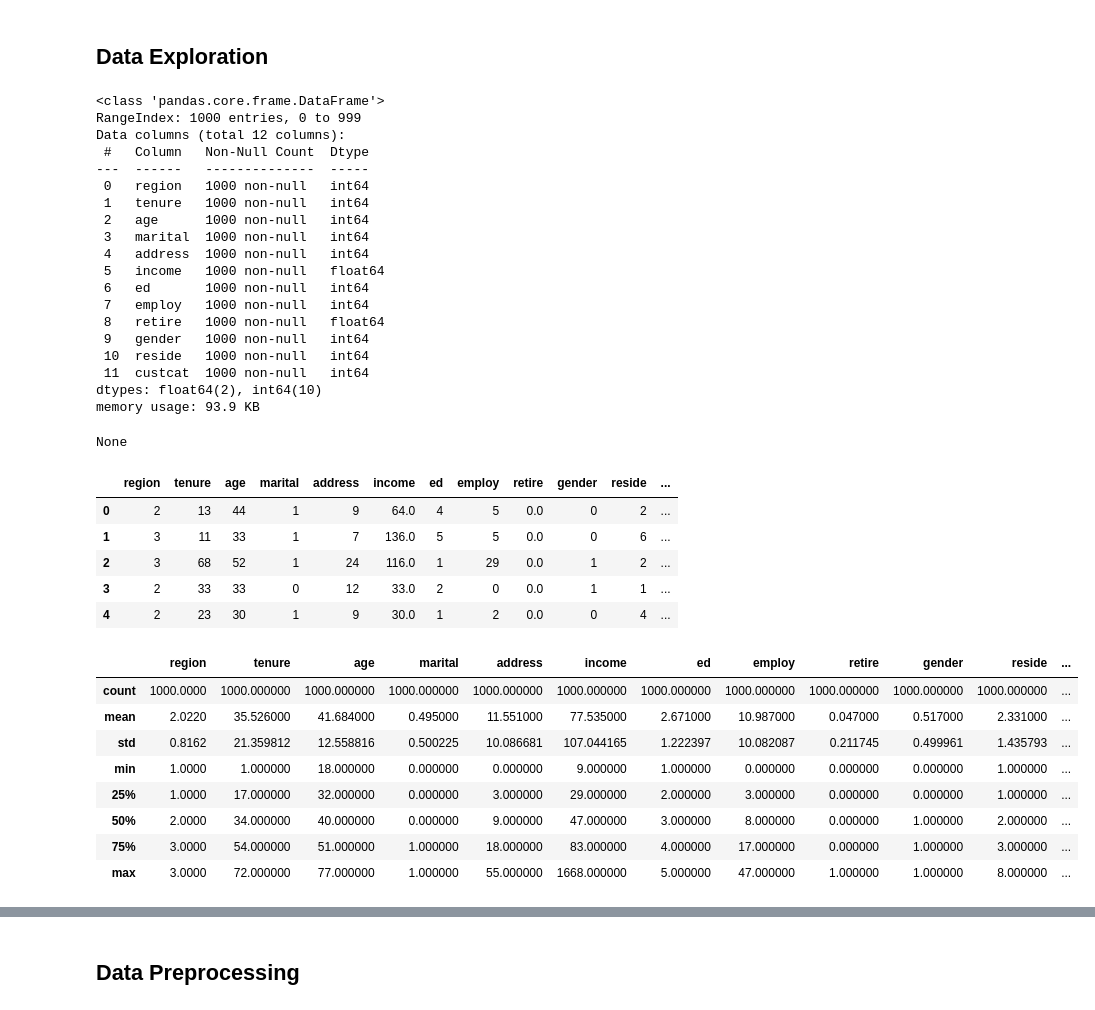
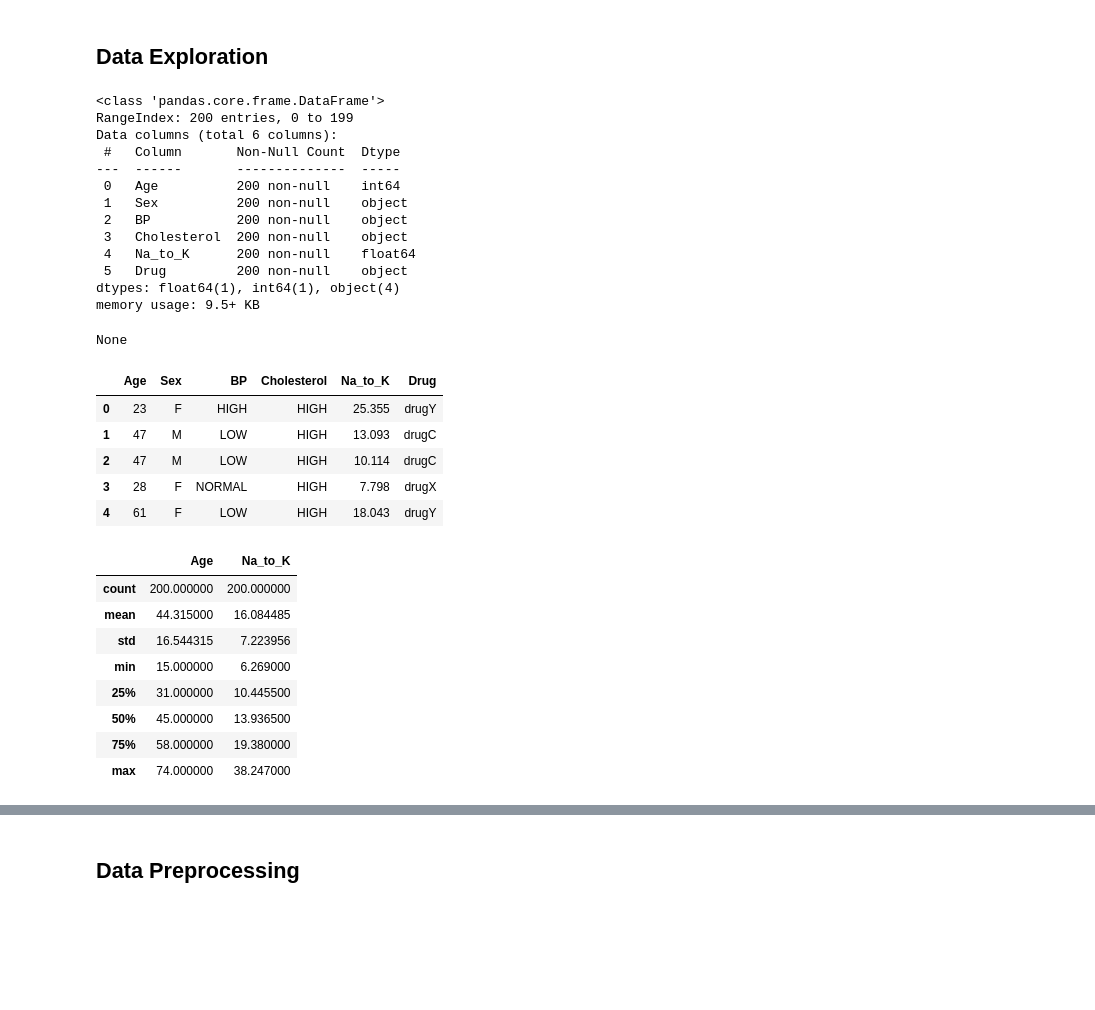
Before and after one commit to jackren0000/IBM-Machine-Learning-with-Python, a Jupyter notebook: week3-lab-knn.ipynb, the cells around one changed output, grey strips where cells are left out. Drawn from its saved outputs; the diff is of its cells as text; code cells hidden in the pictures; blank space fills up the shorter version.

```diff
--- a/week3-lab-knn.ipynb
+++ b/week3-lab-knn.ipynb
@@ -73,44 +57,39 @@ teleCust1000t.csv   100%[===================>]  35.20K   192KB/s    in 0.2s
 # %% [markdown]
 ## Data Exploration
 # %%
-df = pd.read_csv('teleCust1000t.csv')
-# gain insight of the dataset
+#### data exploration
+df = pd.read_csv('drug200.csv')
+# gain insights of the data
 display(df.info())
 display(df.head())
 display(df.describe())
 # %% [output]
 <class 'pandas.core.frame.DataFrame'>
-RangeIndex: 1000 entries, 0 to 999
-Data columns (total 12 columns):
- #   Column   Non-Null Count  Dtype
----  ------   --------------  -----
- 0   region   1000 non-null   int64
- 1   tenure   1000 non-null   int64
- 2   age      1000 non-null   int64
- 3   marital  1000 non-null   int64
- 4   address  1000 non-null   int64
- 5   income   1000 non-null   float64
- 6   ed       1000 non-null   int64
- 7   employ   1000 non-null   int64
- 8   retire   1000 non-null   float64
- 9   gender   1000 non-null   int64
- 10  reside   1000 non-null   int64
- 11  custcat  1000 non-null   int64
-dtypes: float64(2), int64(10)
-memory usage: 93.9 KB
+RangeIndex: 200 entries, 0 to 199
+Data columns (total 6 columns):
+ #   Column       Non-Null Count  Dtype
+---  ------       --------------  -----
+ 0   Age          200 non-null    int64
+ 1   Sex          200 non-null    object
+ 2   BP           200 non-null    object
+ 3   Cholesterol  200 non-null    object
+ 4   Na_to_K      200 non-null    float64
+ 5   Drug         200 non-null    object
+dtypes: float64(1), int64(1), object(4)
+memory usage: 9.5+ KB
 None
-|  | region | tenure | age | marital | address | income | ed | employ | retire | gender | reside | ... |
-| 0 | 2 | 13 | 44 | 1 | 9 | 64.0 | 4 | 5 | 0.0 | 0 | 2 | ... |
-| 1 | 3 | 11 | 33 | 1 | 7 | 136.0 | 5 | 5 | 0.0 | 0 | 6 | ... |
-| 2 | 3 | 68 | 52 | 1 | 24 | 116.0 | 1 | 29 | 0.0 | 1 | 2 | ... |
-| 3 | 2 | 33 | 33 | 0 | 12 | 33.0 | 2 | 0 | 0.0 | 1 | 1 | ... |
-| 4 | 2 | 23 | 30 | 1 | 9 | 30.0 | 1 | 2 | 0.0 | 0 | 4 | ... |
+|  | Age | Sex | BP | Cholesterol | Na_to_K | Drug |
+| 0 | 23 | F | HIGH | HIGH | 25.355 | drugY |
+| 1 | 47 | M | LOW | HIGH | 13.093 | drugC |
+| 2 | 47 | M | LOW | HIGH | 10.114 | drugC |
+| 3 | 28 | F | NORMAL | HIGH | 7.798 | drugX |
+| 4 | 61 | F | LOW | HIGH | 18.043 | drugY |
-|  | region | tenure | age | marital | address | income | ed | employ | retire | gender | reside | ... |
-| count | 1000.0000 | 1000.000000 | 1000.000000 | 1000.000000 | 1000.000000 | 1000.000000 | 1000.000000 | 1000.000000 | 1000.000000 | 1000.000000 | 1000.000000 | ... |
-| mean | 2.0220 | 35.526000 | 41.684000 | 0.495000 | 11.551000 | 77.535000 | 2.671000 | 10.987000 | 0.047000 | 0.517000 | 2.331000 | ... |
-| std | 0.8162 | 21.359812 | 12.558816 | 0.500225 | 10.086681 | 107.044165 | 1.222397 | 10.082087 | 0.211745 | 0.499961 | 1.435793 | ... |
-| min | 1.0000 | 1.000000 | 18.000000 | 0.000000 | 0.000000 | 9.000000 | 1.000000 | 0.000000 | 0.000000 | 0.000000 | 1.000000 | ... |
-| 25% | 1.0000 | 17.000000 | 32.000000 | 0.000000 | 3.000000 | 29.000000 | 2.000000 | 3.000000 | 0.000000 | 0.000000 | 1.000000 | ... |
-| 50% | 2.0000 | 34.000000 | 40.000000 | 0.000000 | 9.000000 | 47.000000 | 3.000000 | 8.000000 | 0.000000 | 1.000000 | 2.000000 | ... |
-| 75% | 3.0000 | 54.000000 | 51.000000 | 1.000000 | 18.000000 | 83.000000 | 4.000000 | 17.000000 | 0.000000 | 1.000000 | 3.000000 | ... |
-| max | 3.0000 | 72.000000 | 77.000000 | 1.000000 | 55.000000 | 1668.000000 | 5.000000 | 47.000000 | 1.000000 | 1.000000 | 8.000000 | ... |
+|  | Age | Na_to_K |
+| count | 200.000000 | 200.000000 |
+| mean | 44.315000 | 16.084485 |
+| std | 16.544315 | 7.223956 |
+| min | 15.000000 | 6.269000 |
+| 25% | 31.000000 | 10.445500 |
+| 50% | 45.000000 | 13.936500 |
+| 75% | 58.000000 | 19.380000 |
+| max | 74.000000 | 38.247000 |
```
Also changed, not shown: parts of 40 cells of this notebook.
